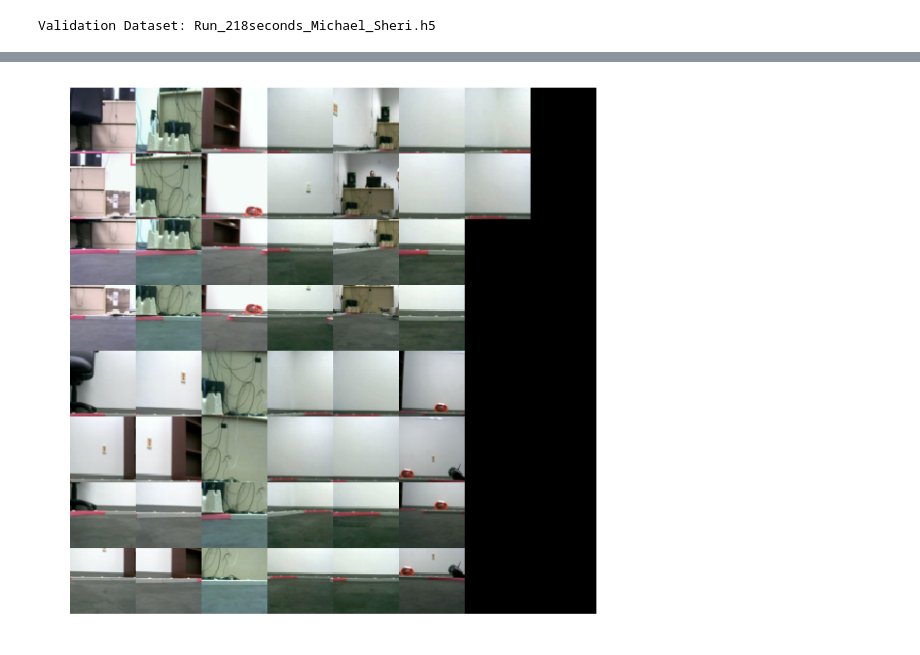
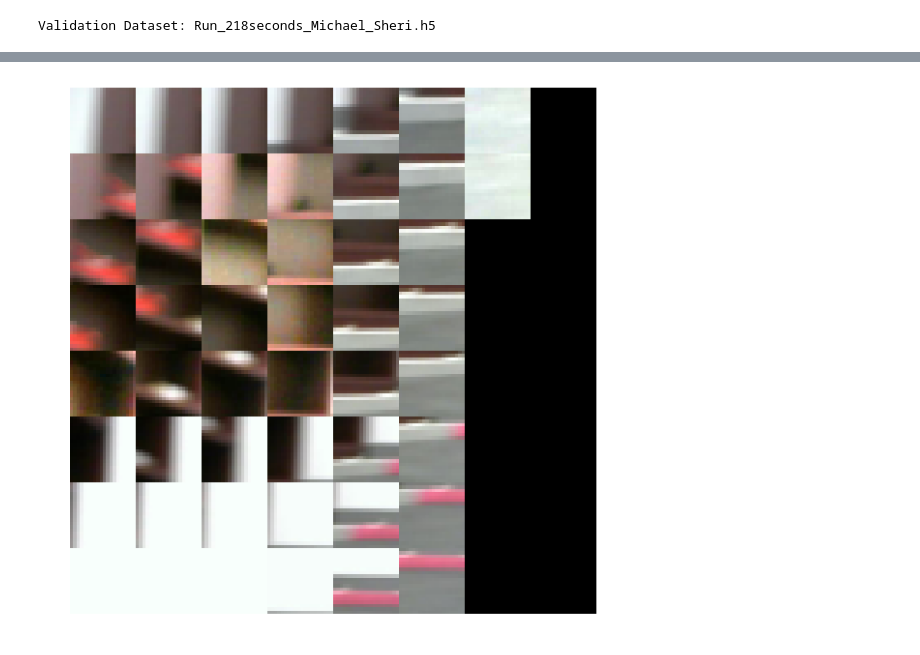
Before and after one commit to mpcrlab/TF_Rover, a Jupyter notebook: SparseCodingRoverFrames.ipynb, the cells around one changed output, grey strips where cells are left out. Saved outputs shown, nothing was run; the diff lists cells and outputs as text; code cells hidden in the pictures.

```diff
--- a/SparseCodingRoverFrames.ipynb
+++ b/SparseCodingRoverFrames.ipynb
@@ -16,16 +16,16 @@ from scipy.misc import imresize
 # define useful variables
 os.chdir('/home/TF_Rover/RoverData/Right2')
 fnames = glob.glob('*.h5') # datasets to train on
-epochs = 500 # number of training iterations
-batch_sz = 50  # training batch size
+iters = 500 # number of training iterations
+batch_sz = 65  # training batch size
 f_int = 5
 f_int2 = 15
 num_stack = 1
 val_name = 'Run_218seconds_Michael_Sheri.h5' # Dataset to use for validation
 imsz = 100
-D = {}
-A = {}
-E = {}
+D = {} # dictionary to hold learned dictionaries
+A = {} # dictionary to hold sparse coefficients
+E = {} # dictionary to hold error rates
 # %%
 def create_framestack(x, y, f_int, f_int2):
     X_ = []
@@ -100,54 +97,56 @@ for k in range(50, 1001, 25):
 # %%
-k = 30
-patch_sz = 64
-# pick random dataset for this epoch
-n = np.random.randint(1, len(fnames)-1, 1)
-filename = fnames[n[0]]
+for k in range(50, 1001, 25):
+    for patch_sz in range(20, 121, 20):
 
-# skip validation set if chosen
-#if filename == val_name:
-#    continue
 
-# load the chosen data file
-X = file_get(filename)
+        # pick random dataset for this epoch
+        n = np.random.randint(1, len(fnames)-1, 1)
+        filename = fnames[n[0]]
 
-# make the images smaller
-X = resize_images(X, imsz)
+        # skip validation set if chosen
+        #if filename == val_name:
+        #    continue
 
-# Choose 50 random images from the dataset
-X = X[npr.randint(0, X.shape[0], 50), ...]
+        # load the chosen data file
+        X = file_get(filename)
 
-# take patches out of the images
-X = get_patches(X, patch_sz)
+        # make the images smaller
+        X = resize_images(X, imsz)
 
-# scale the pixel values down to between 0 and 1
-X = X / np.amax(X, 0)
+        # Choose 50 random images from the dataset
+        X = X[npr.randint(0, X.shape[0], 50), ...]
 
-# plot some of the patches
-plot(montage(mat2ten(X[:, :50])))
-print(np.unique(X))
+        # take patches out of the images
+        X = get_patches(X, patch_sz)
 
-# name to save each dictionary and coefficients as
-save_name = str(k) + '_' + str(patch_sz)
+        # scale the pixel values down to between 0 and 1
+        X = X / np.amax(X, 0)
 
-# send data to network and get back dictionary and coefficients
-D[save_name], A[save_name], E[save_name] = X3(X,
-                                              iters,
-                                              batch_sz,
-                                              num_dict_features=k)
+        # plot some of the patches
+        plot(montage(mat2ten(X[:, :50])))
+        print(np.unique(X))
 
-# visualize the learned dictionary
-plot(montage(mat2ten(D[save_name])))
+        # name to save each dictionary and coefficients as
+        save_name = str(k) + '_' + str(patch_sz)
 
-# plot a histogram of the sparse coefficients
-# and the error rate over time
-fig = plt.figure()
-a1 = fig.add_subplot(121)
-a1.plot(E[save_name])
-a1.set_ylabel('l2 error')
-a1.set_xlabel('Iteration')
-a2 = fig.add_subplot(122)
-a2.hist(A[save_name])
-plt.show()
+        # send data to network and get back dictionary and coefficients
+        D[save_name], A[save_name], E[save_name] = X3(X,
+                                                      iters,
+                                                      batch_sz,
+                                                      num_dict_features=k)
+
+        # visualize the learned dictionary
+        plot(montage(mat2ten(D[save_name])))
+
+        # plot a histogram of the sparse coefficients
+        # and the error rate over time
+        fig = plt.figure()
+        a1 = fig.add_subplot(121)
+        a1.plot(E[save_name])
+        a1.set_ylabel('l2 error')
+        a1.set_xlabel('Iteration')
+        a2 = fig.add_subplot(122)
+        a2.hist(A[save_name])
+        plt.show()
 # %% [output]
-[figure, old version]
+[figure, new version]
```
Also changed, not shown: parts of 2 cells of this notebook.
